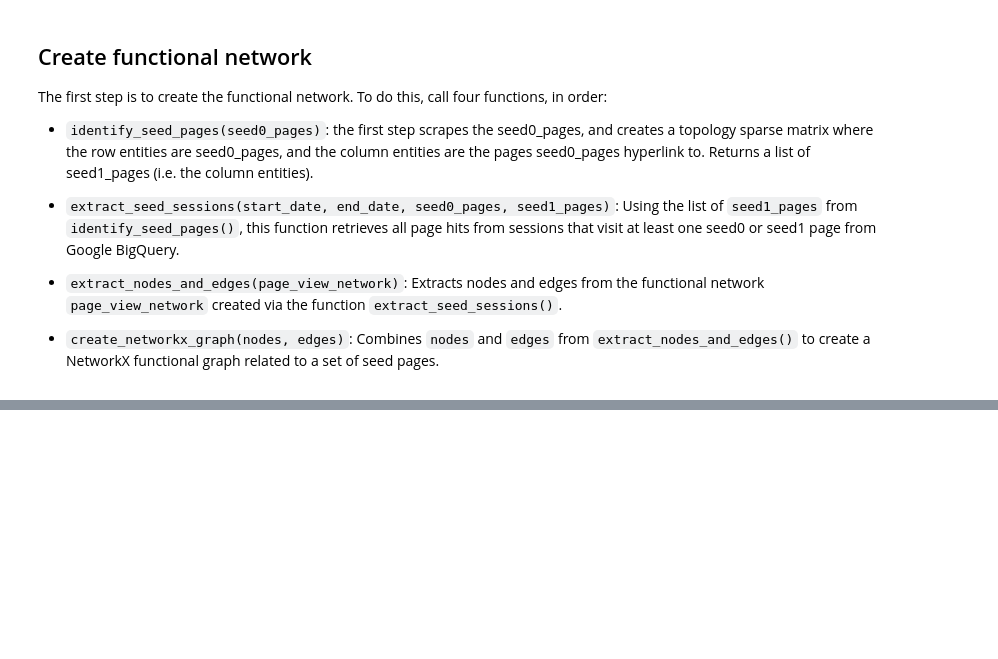
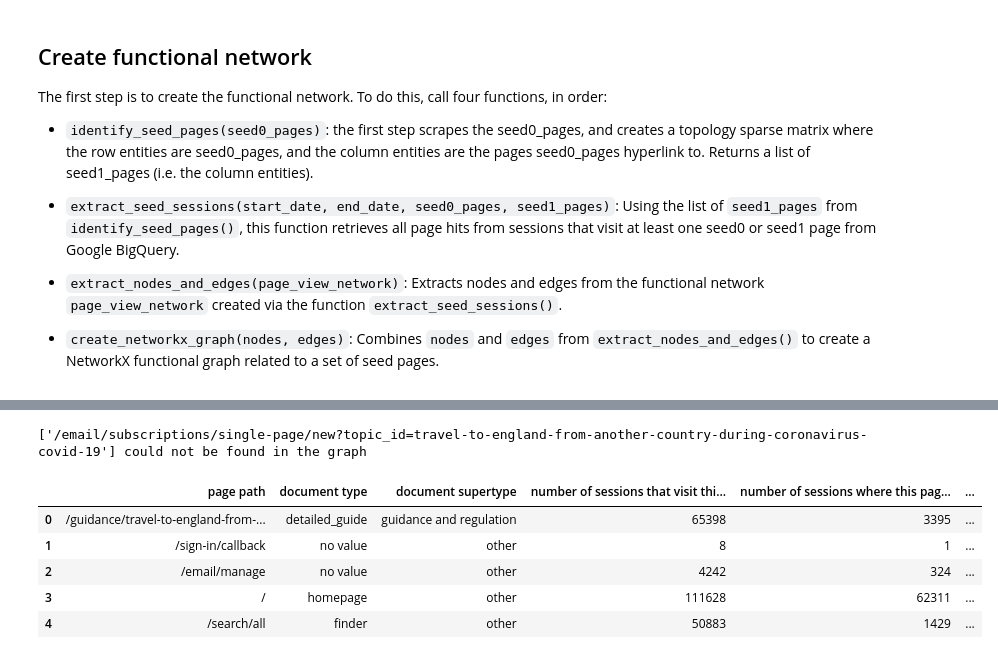
Before and after one commit to alphagov/govuk-wuj-network-analysis, a Jupyter notebook: notebooks/page_detector.ipynb, the cells around one changed output, grey strips where cells are left out. Cells and saved outputs as stored; diff of their text form; code cells hidden in the pictures; blank space fills up the shorter version.

```diff
--- a/notebooks/page_detector.ipynb
+++ b/notebooks/page_detector.ipynb
@@ -64,0 +141,3 @@ G = create_networkx_graph(nodes, edges)
+# %%
+# get G in the right format
+G = rw.reformat_graph(G)
@@ -64,0 +147,30 @@ G = create_networkx_graph(nodes, edges)
+# %%
+T = nx.adjacency_matrix(G, weight=None)
+# %%
+# execute random walks
+results = rw.repeat_random_walks(
+    steps=10,
+    repeats=10,
+    T=T,
+    G=G,
+    seed_pages=seed0_pages,
+    proba=False,
+    combine='union',
+    level=1,
+    n_jobs=1
+    )
+# %% [output]
+['/email/subscriptions/single-page/new?topic_id=travel-to-england-from-another-country-during-coronavirus-covid-19'] could not be found in the graph
+# %%
+# rank pages by page-freq path-freq metric
+page_scores = rw.page_freq_path_freq_ranking(results)
+# %%
+ranked_pages = rw.add_additional_information(page_scores, G)
+ranked_pages.head()
+# %% [output]
+|  | page path | document type | document supertype | number of sessions that visit thi... | number of sessions where this pag... | ... |
+| 0 | /guidance/travel-to-england-from-... | detailed_guide | guidance and regulation | 65398 | 3395 | ... |
+| 1 | /sign-in/callback | no value | other | 8 | 1 | ... |
+| 2 | /email/manage | no value | other | 4242 | 324 | ... |
+| 3 | / | homepage | other | 111628 | 62311 | ... |
+| 4 | /search/all | finder | other | 50883 | 1429 | ... |
```
Also changed, not shown: parts of 19 cells of this notebook, 1 other file.
